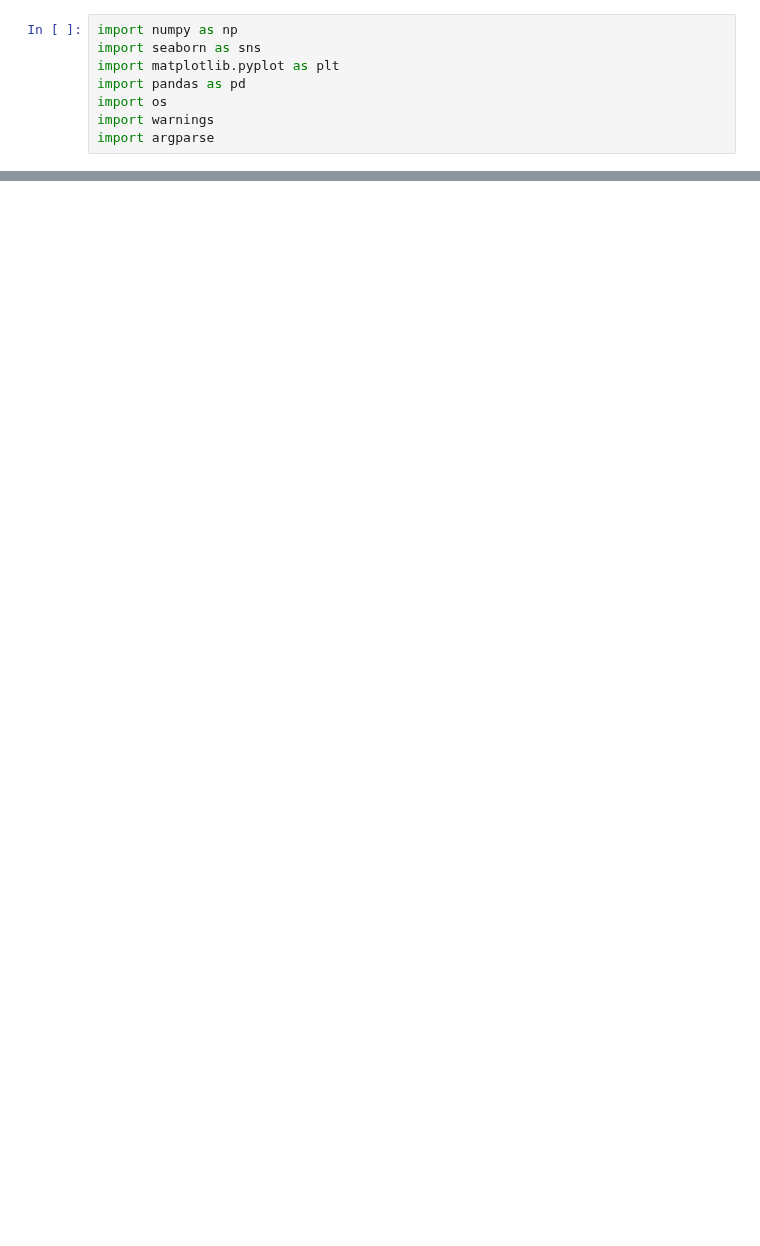
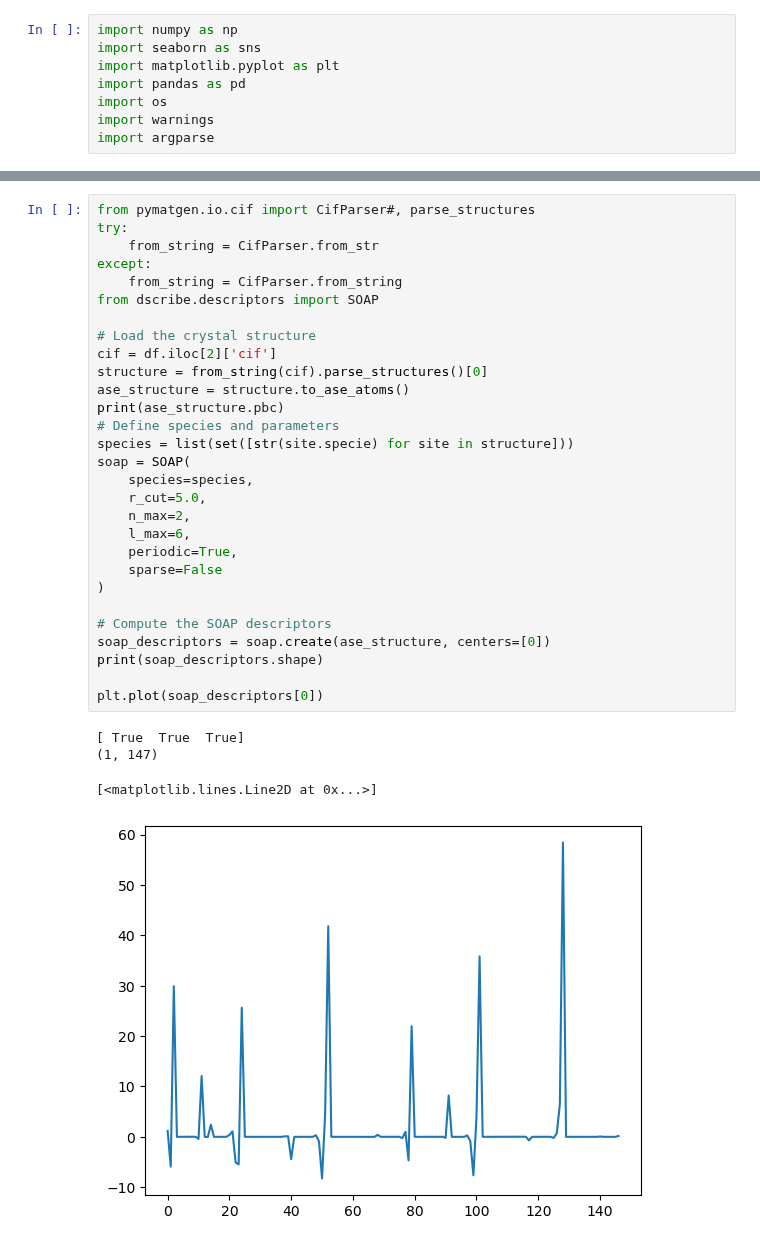
Before and after one commit to zhaohan-alan/decifier, a Jupyter notebook: decifer/notebooks/eval_files_and_descriptors.ipynb, the cells around one changed output, grey strips where cells are left out. Cells and saved outputs as stored; diff of their text form; blank space fills up the shorter version.

```diff
--- a/decifer/notebooks/eval_files_and_descriptors.ipynb
+++ b/decifer/notebooks/eval_files_and_descriptors.ipynb
@@ -18,0 +46,34 @@ plt.show()
+# %%
+from pymatgen.io.cif import CifParser#, parse_structures
+try:
+    from_string = CifParser.from_str
+except:
+    from_string = CifParser.from_string
+from dscribe.descriptors import SOAP
+
+# Load the crystal structure
+cif = df.iloc[2]['cif']
+structure = from_string(cif).parse_structures()[0]
+ase_structure = structure.to_ase_atoms()
+print(ase_structure.pbc)
+# Define species and parameters
+species = list(set([str(site.specie) for site in structure]))
+soap = SOAP(
+    species=species,
+    r_cut=5.0,
+    n_max=2,
+    l_max=6,
+    periodic=True,
+    sparse=False
+)
+
+# Compute the SOAP descriptors
+soap_descriptors = soap.create(ase_structure, centers=[0])
+print(soap_descriptors.shape)
+
+plt.plot(soap_descriptors[0])
+# %% [output]
+[ True  True  True]
+(1, 147)
+[<matplotlib.lines.Line2D at 0x...>]
+[figure, added]
```
Also changed, not shown: parts of 9 cells of this notebook.
